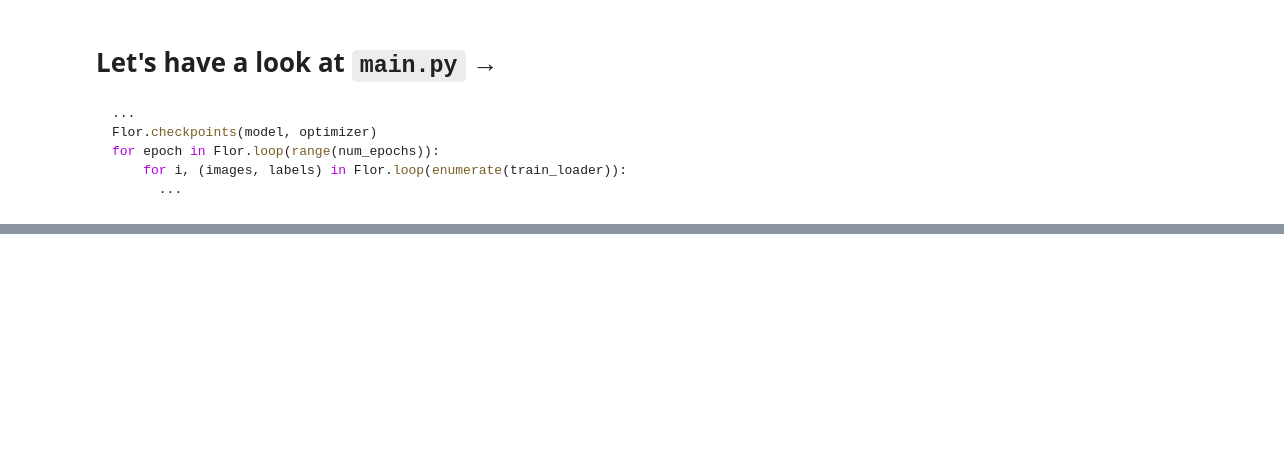
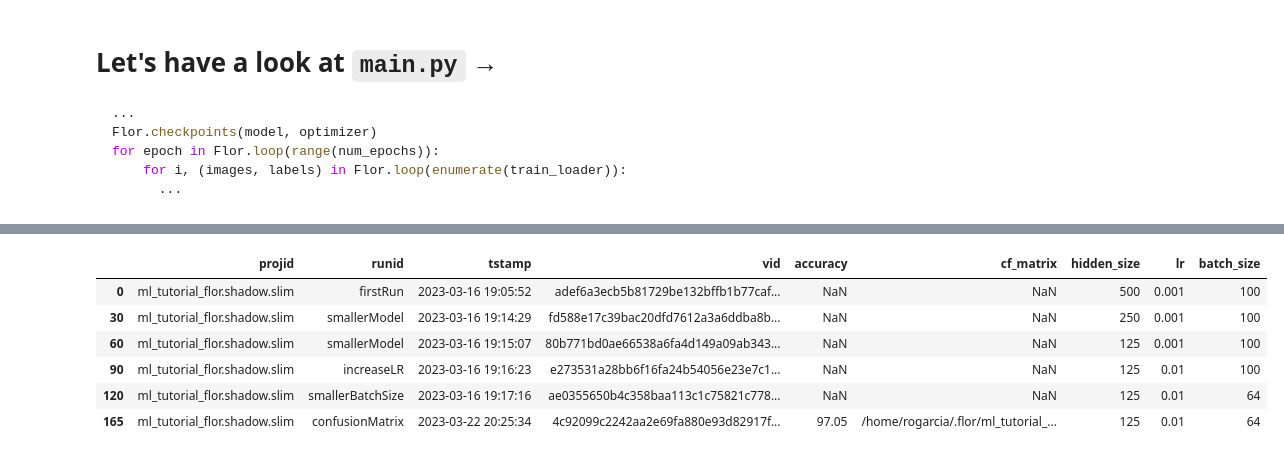
Before and after one commit to ucbrise/flor, a Jupyter notebook: presentations/CoreData_Flor.ipynb, the cells around one changed output, grey strips where cells are left out. Cells and saved outputs as stored; diff of their text form; code cells hidden in the pictures; blank space fills up the shorter version.

```diff
--- a/presentations/CoreData_Flor.ipynb
+++ b/presentations/CoreData_Flor.ipynb
@@ -83,0 +85,10 @@ full_pivot(log_records())
+# %%
+pvt[list(flor.DATA_PREP) + ['accuracy', 'cf_matrix', 'hidden_size', 'lr', 'batch_size']].drop_duplicates()
+# %% [output]
+|  | projid | runid | tstamp | vid | accuracy | cf_matrix | hidden_size | lr | batch_size |
+| 0 | ml_tutorial_flor.shadow.slim | firstRun | 2023-03-16 19:05:52 | adef6a3ecb5b81729be132bffb1b77caf... | NaN | NaN | 500 | 0.001 | 100 |
+| 30 | ml_tutorial_flor.shadow.slim | smallerModel | 2023-03-16 19:14:29 | fd588e17c39bac20dfd7612a3a6ddba8b... | NaN | NaN | 250 | 0.001 | 100 |
+| 60 | ml_tutorial_flor.shadow.slim | smallerModel | 2023-03-16 19:15:07 | 80b771bd0ae66538a6fa4d149a09ab343... | NaN | NaN | 125 | 0.001 | 100 |
+| 90 | ml_tutorial_flor.shadow.slim | increaseLR | 2023-03-16 19:16:23 | e273531a28bb6f16fa24b54056e23e7c1... | NaN | NaN | 125 | 0.01 | 100 |
+| 120 | ml_tutorial_flor.shadow.slim | smallerBatchSize | 2023-03-16 19:17:16 | ae0355650b4c358baa113c1c75821c778... | NaN | NaN | 125 | 0.01 | 64 |
+| 165 | ml_tutorial_flor.shadow.slim | confusionMatrix | 2023-03-22 20:25:34 | 4c92099c2242aa2e69fa880e93d82917f... | 97.05 | /home/rogarcia/.flor/ml_tutorial_... | 125 | 0.01 | 64 |
```
Also changed, not shown: parts of 19 cells of this notebook, 2 other files.
